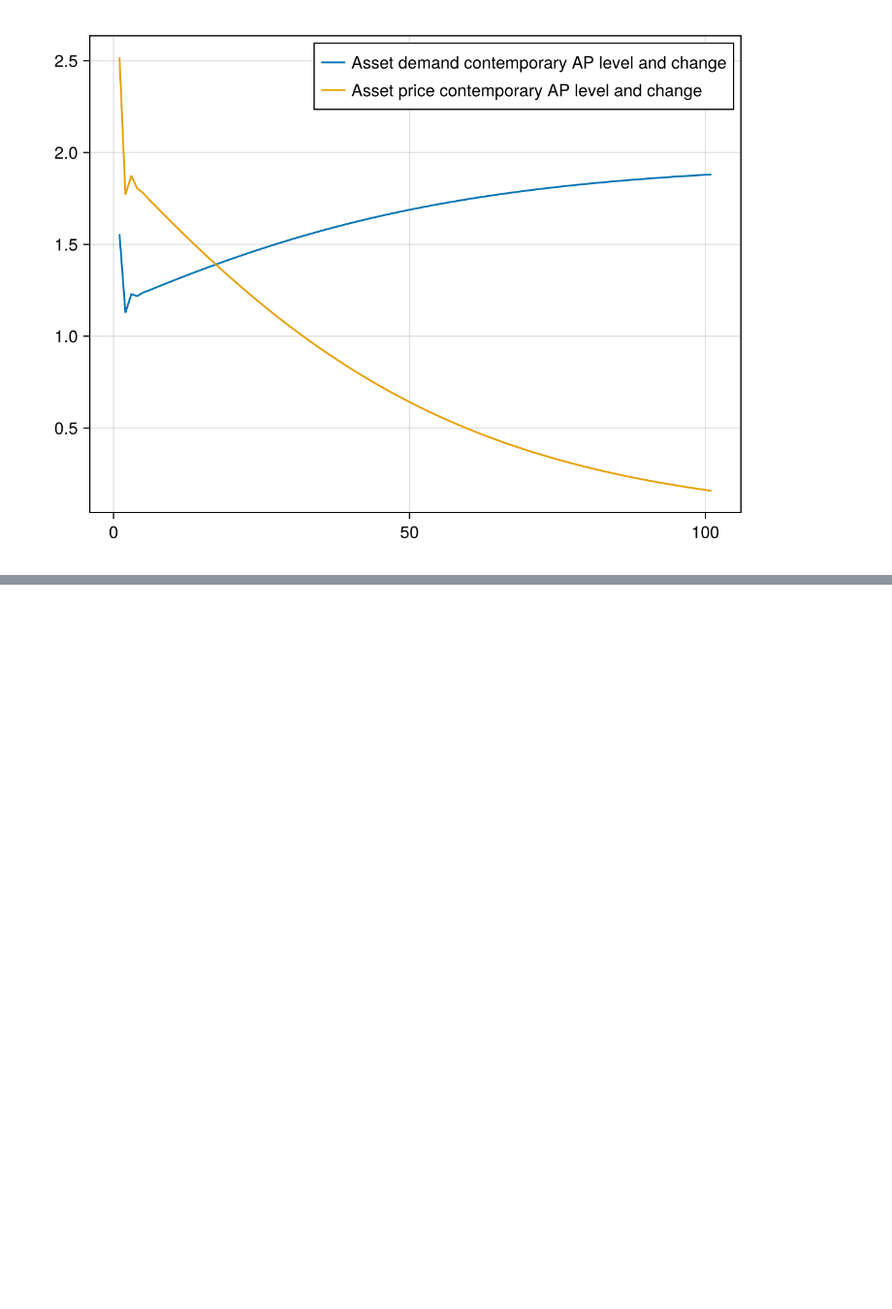
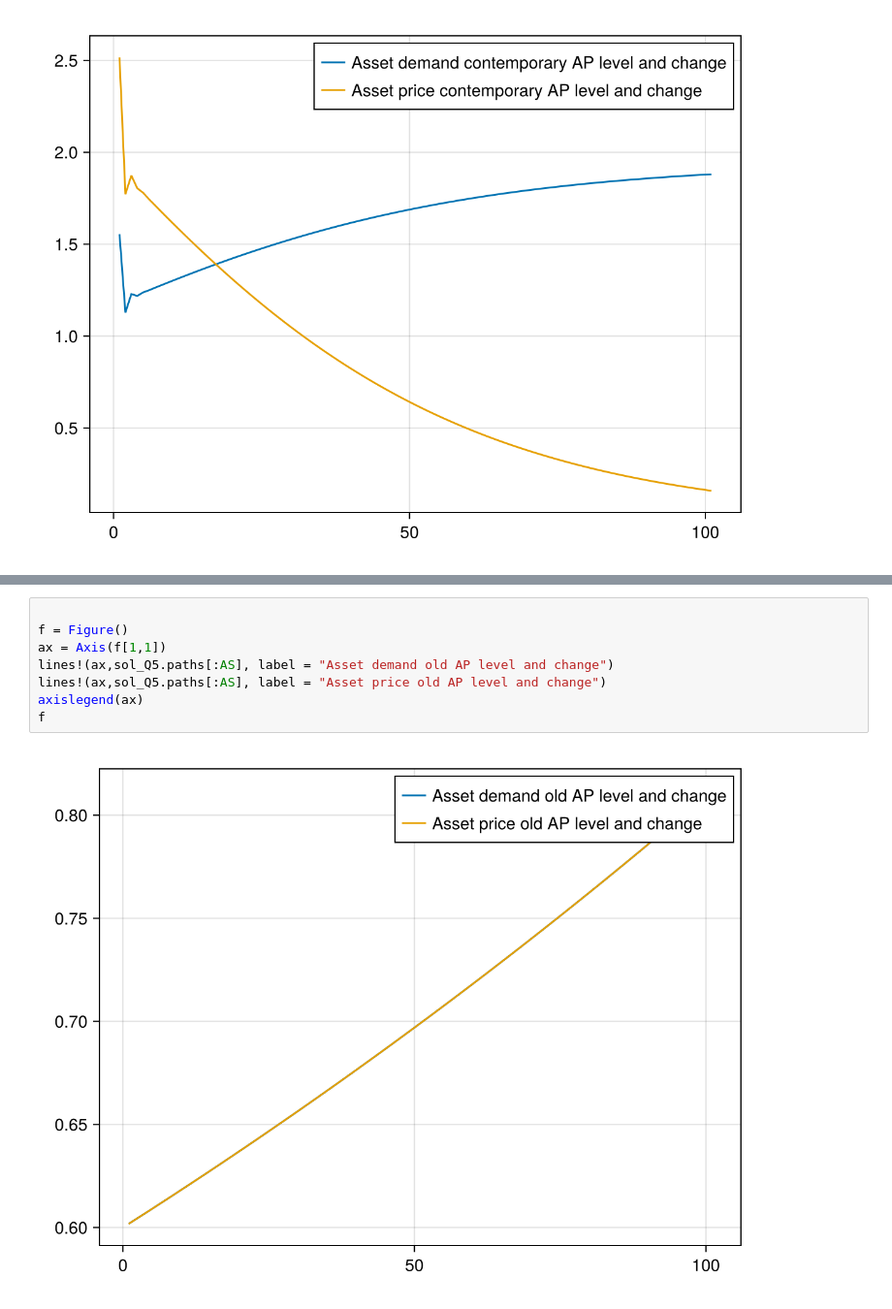
Before and after one commit to theplatters/PKAssetPrices, a Jupyter notebook: notebooks/ExperimentsAP.ipynb, the cells around one changed output, grey strips where cells are left out. Shown at 97% size. Drawn from its saved outputs; the diff is of its cells as text; blank space fills up the shorter version.

```diff
--- a/notebooks/ExperimentsAP.ipynb
+++ b/notebooks/ExperimentsAP.ipynb
@@ -87,0 +70,10 @@ f
+# %%
+
+f = Figure()
+ax = Axis(f[1,1])
+lines!(ax,sol_Q5.paths[:AS], label = "Asset demand old AP level and change")
+lines!(ax,sol_Q5.paths[:AS], label = "Asset price old AP level and change")
+axislegend(ax)
+f
+# %% [output]
+[figure, added]
```
Also changed, not shown: parts of 7 cells of this notebook, 4 other files.
